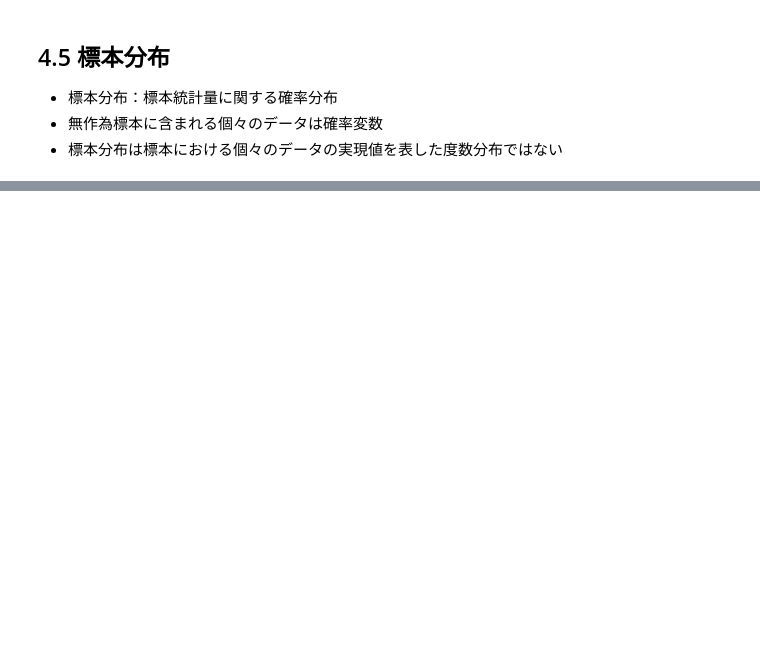
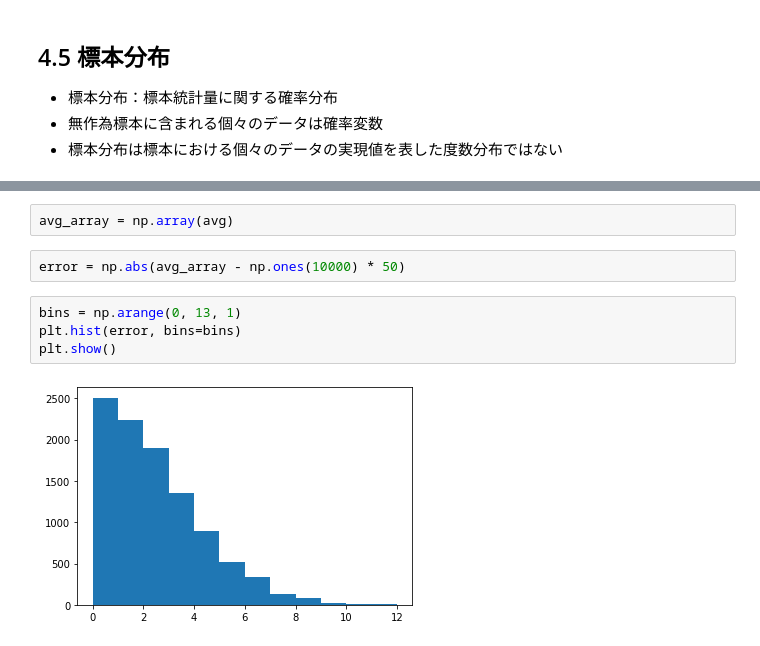
Before and after one commit to nakashi120/r-easy-stats-by-python, a Jupyter notebook: code/Chapter4.ipynb, the cells around one changed output, grey strips where cells are left out. Cells and saved outputs as stored; diff of their text form; blank space fills up the shorter version.

```diff
--- a/code/Chapter4.ipynb
+++ b/code/Chapter4.ipynb
@@ -209,0 +236,10 @@ plt.hist(x, bins=20)
+# %%
+avg_array = np.array(avg)
+# %%
+error = np.abs(avg_array - np.ones(10000) * 50)
+# %%
+bins = np.arange(0, 13, 1)
+plt.hist(error, bins=bins)
+plt.show()
+# %% [output]
+[figure, added]
```
Also changed, not shown: parts of 23 cells of this notebook.
